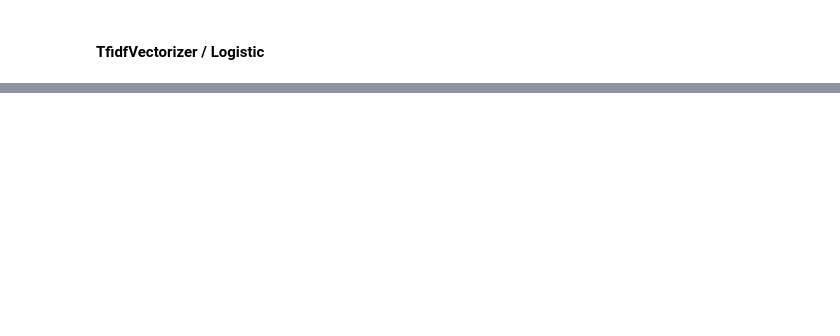
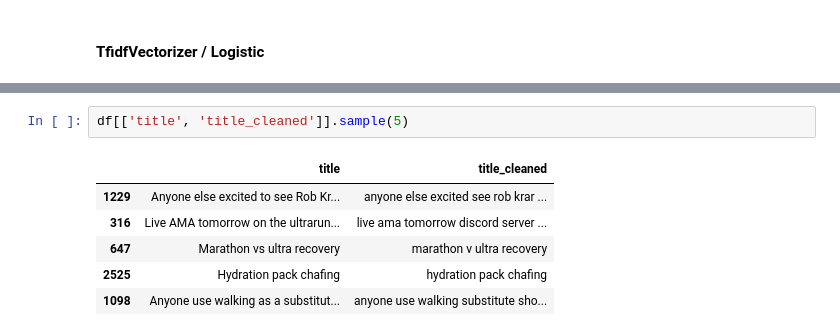
Before and after one commit to ngwtl/DSI-SG-24-projects, a Jupyter notebook: project_3/code/ethan-project-3-code.ipynb, the cells around one changed output, grey strips where cells are left out. Saved outputs shown, nothing was run; the diff lists cells and outputs as text; blank space fills up the shorter version.

```diff
--- a/project_3/code/ethan-project-3-code.ipynb
+++ b/project_3/code/ethan-project-3-code.ipynb
@@ -1093,0 +1806,9 @@ Note: you may need to restart the kernel to use updated packages.
+# %%
+df[['title', 'title_cleaned']].sample(5)
+# %% [output]
+|  | title | title_cleaned |
+| 1229 | Anyone else excited to see Rob Kr... | anyone else excited see rob krar ... |
+| 316 | Live AMA tomorrow on the ultrarun... | live ama tomorrow discord server ... |
+| 647 | Marathon vs ultra recovery | marathon v ultra recovery |
+| 2525 | Hydration pack chafing | hydration pack chafing |
+| 1098 | Anyone use walking as a substitut... | anyone use walking substitute sho... |
```
Also changed, not shown: parts of 130 cells of this notebook, 2 other files.
